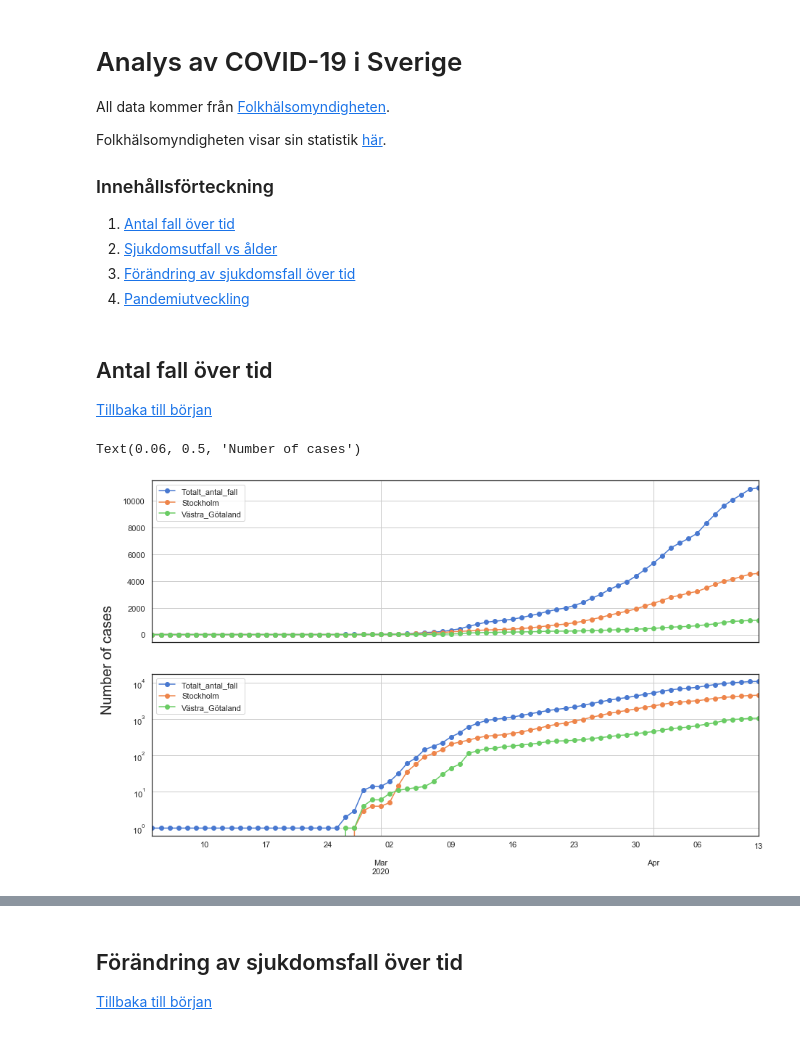
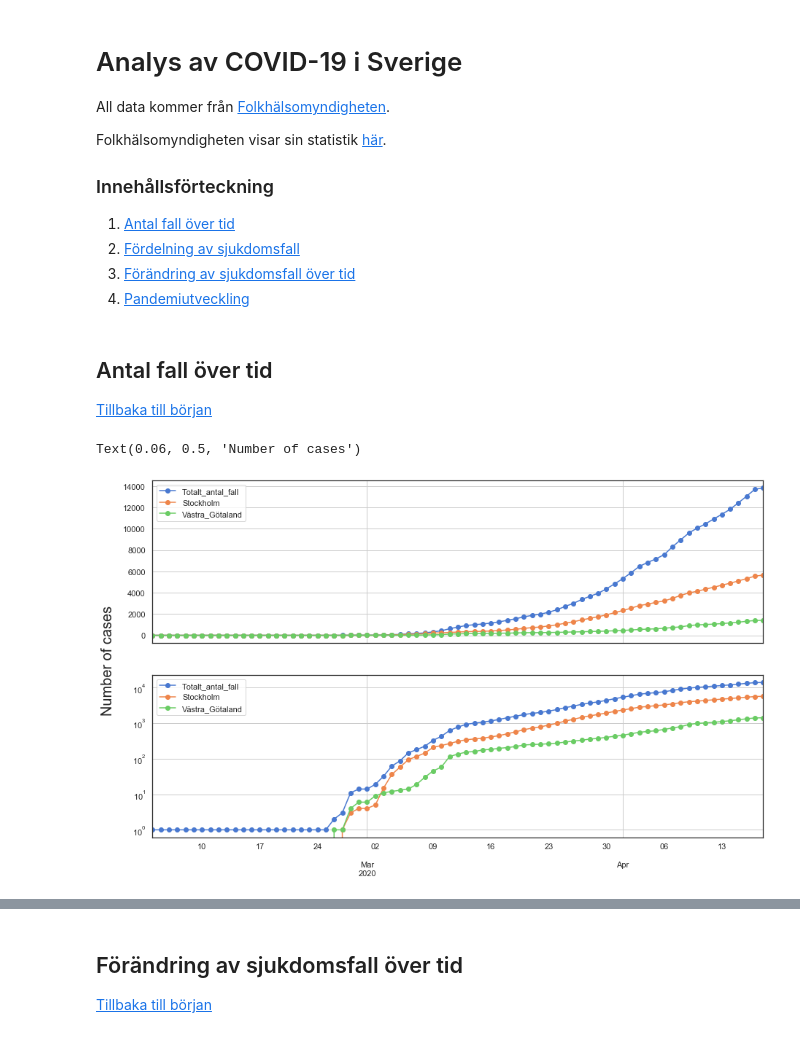
Before and after one commit to Frallmeister/covid19, a Jupyter notebook: corona_notebook.ipynb, the cells around one changed output, grey strips where cells are left out. Saved outputs shown, nothing was run; the diff lists cells and outputs as text; code cells hidden in the pictures.

```diff
--- a/corona_notebook.ipynb
+++ b/corona_notebook.ipynb
@@ -8,7 +8,7 @@ Folkhälsomyndigheten visar sin statistik [här](https://experience.arcgis.com/e
 
 ### Innehållsförteckning
 1. [Antal fall över tid](#antal_fall_över_tid)
-2. [Sjukdomsutfall vs ålder](#sjukdomsutfall)
+2. [Fördelning av sjukdomsfall](#sjukdomsutfall)
 3. [Förändring av sjukdomsfall över tid](#derivative)
 4. [Pandemiutveckling](#trajectory)
 # %%
@@ -27,11 +27,17 @@ dfi = df.set_index('Statistikdatum')
 # %%
 fig, (ax1, ax2) = plt.subplots(2, 1, sharex=True, figsize=(15,9))
 
-dfi.cumsum().plot(y=['Totalt_antal_fall', 'Stockholm', 'Västra_Götaland'], style='-o', grid=True, logy=False, ax=ax1)
-dfi.cumsum().plot(y=['Totalt_antal_fall', 'Stockholm', 'Västra_Götaland'], style='-o', grid=True, logy=True, ax=ax2)
+y = [
+    'Totalt_antal_fall',
+    'Stockholm',
+    'Västra_Götaland',
+#     'Sörmland',
+]
+dfi.cumsum().plot(y=y, style='-o', grid=True, logy=False, ax=ax1)
+dfi.cumsum().plot(y=y, style='-o', grid=True, logy=True, ax=ax2)
 
 ax2.set_xlabel('')
 fig.text(0.06, 0.5, 'Number of cases', va='center', rotation='vertical', fontsize=20)
 # %% [output]
 Text(0.06, 0.5, 'Number of cases')
-[figure, old version]
+[figure, new version]
```
Also changed, not shown: parts of 6 cells of this notebook.
